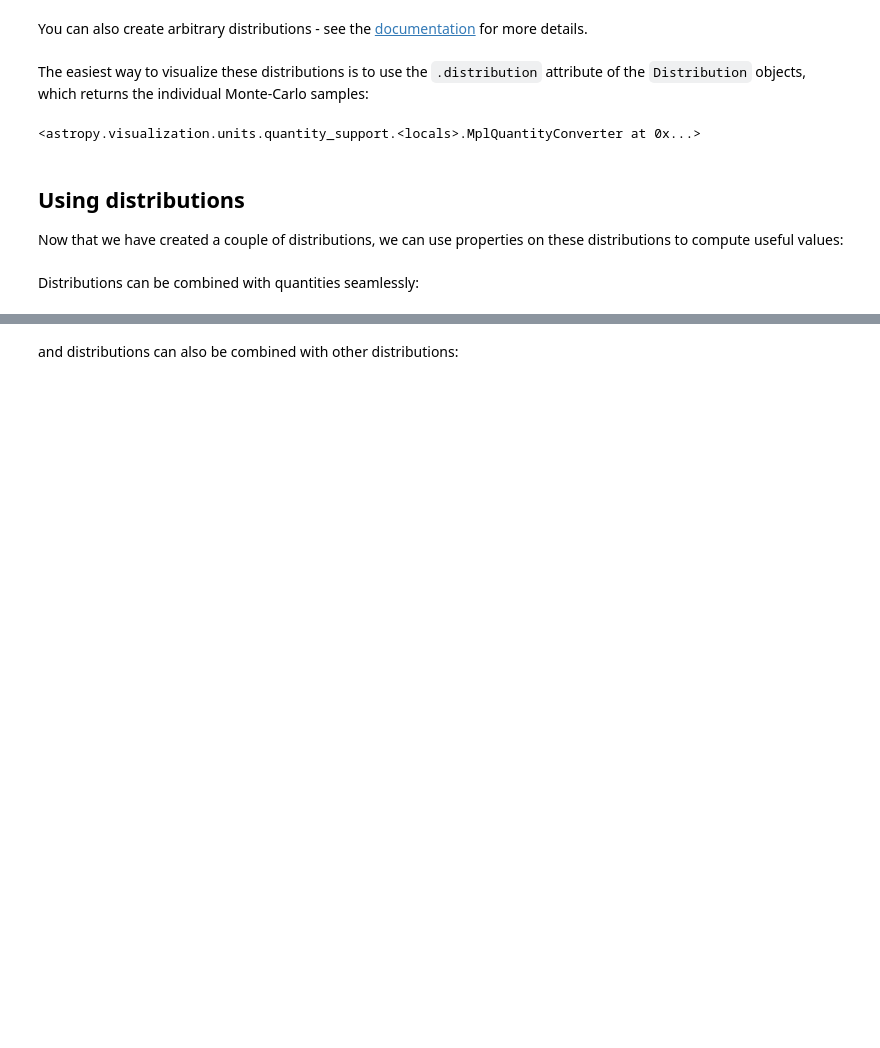
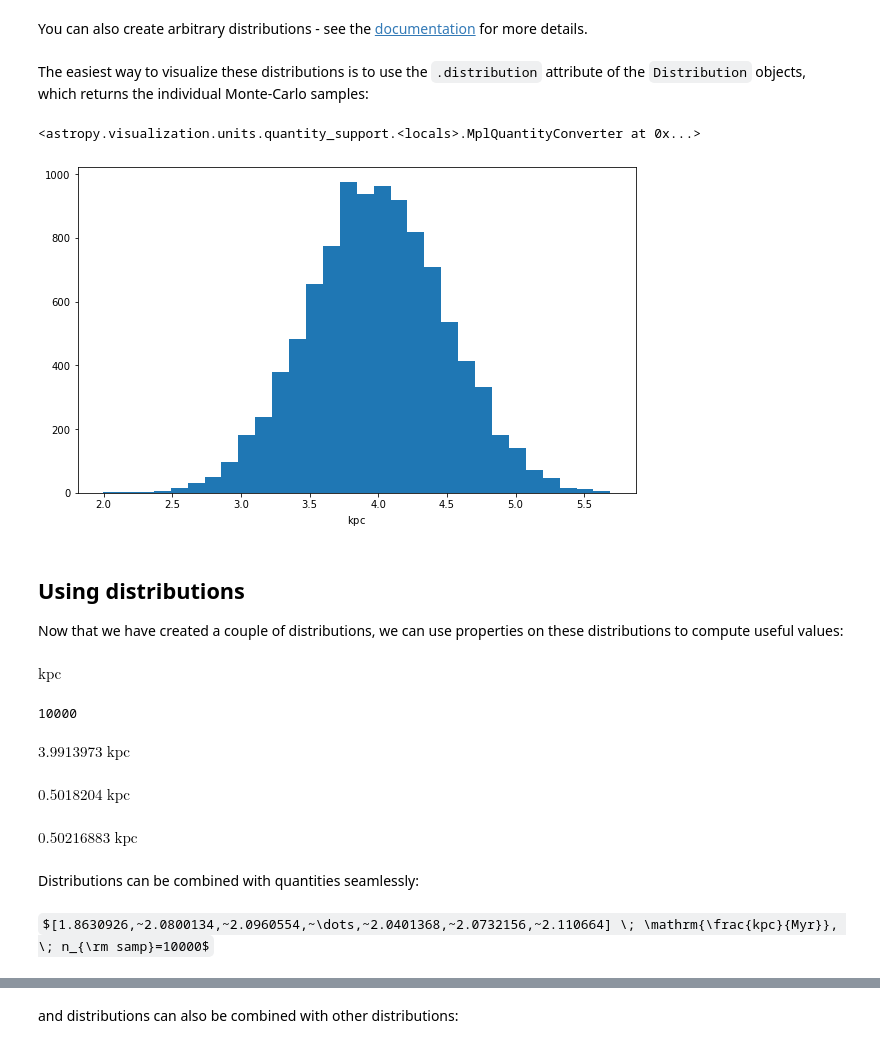
Before and after one commit to maria8ch/ASTR497, a Jupyter notebook: astropy_notebooks/18-distributions.ipynb, the cells around one changed output, grey strips where cells are left out. Cells and saved outputs as stored; diff of their text form; code cells hidden in the pictures; some formulas as TeX source; blank space fills up the shorter version.

```diff
--- a/astropy_notebooks/18-distributions.ipynb
+++ b/astropy_notebooks/18-distributions.ipynb
@@ -38,0 +42,3 @@ The central object in astropy.uncertainty is the [Distribution](http://docs.astr
+# %%
+distance = unc.normal(4 * u.kpc, std=0.5 * u.kpc, n_samples=10000)
+distance
@@ -45,9 +58,38 @@ from astropy.visualization import quantity_support
 quantity_support()
 # %% [output]
 <astropy.visualization.units.quantity_support.<locals>.MplQuantityConverter at 0x...>
+# %%
+hist(distance.distribution, bins='knuth');
+# %% [output]
+[figure, added]
 # %% [markdown]
 ## Using distributions
 
 Now that we have created a couple of distributions, we can use properties on these distributions to compute useful values:
+# %%
+distance.unit
+# %% [output]
+$\mathrm{kpc}$
+# %%
+distance.n_samples
+# %% [output]
+10000
+# %%
+distance.pdf_mean()
+# %% [output]
+$3.9913973 \; \mathrm{kpc}$
+# %%
+distance.pdf_std()
+# %% [output]
+$0.5018204 \; \mathrm{kpc}$
+# %%
+distance.pdf_smad()
+# %% [output]
+$0.50216883 \; \mathrm{kpc}$
 # %% [markdown]
 Distributions can be combined with quantities seamlessly:
+# %%
+velocity_fixed_time = distance / (2 *u.Myr)
+velocity_fixed_time
+# %% [output]
+$[1.8630926,~2.0800134,~2.0960554,~\dots,~2.0401368,~2.0732156,~2.110664] \; \mathrm{\frac{kpc}{Myr}}, \; n_{\rm samp}=10000$
```
Also changed, not shown: parts of 9 cells of this notebook.
